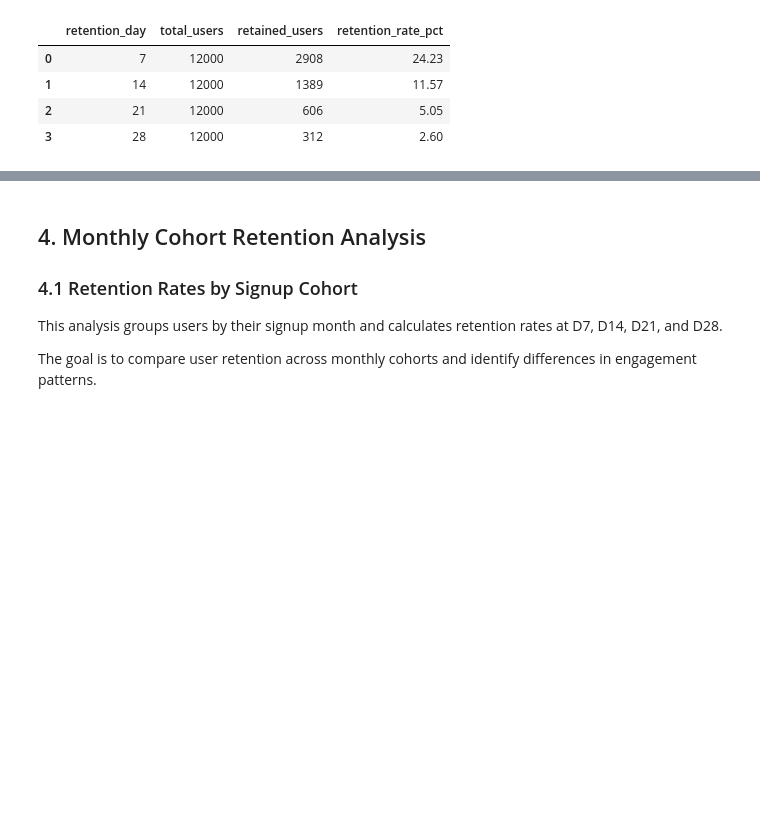
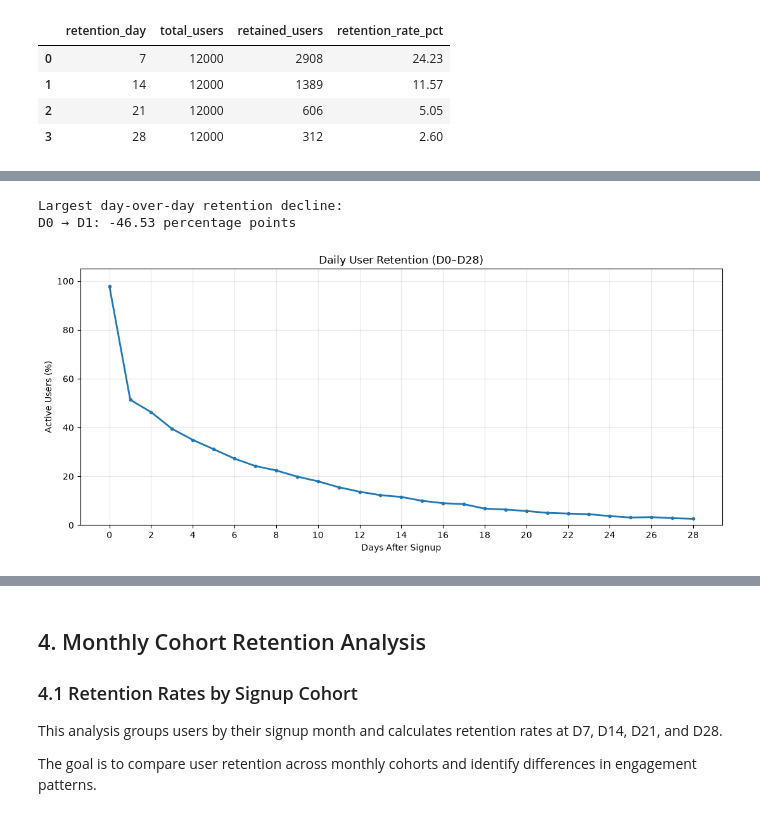
Before and after one commit to camilalealle/mercadolibre-funnel-retention-analysis, a Jupyter notebook: notebooks/03_retention_analysis.ipynb, the cells around one changed output, grey strips where cells are left out. Drawn from its saved outputs; the diff is of its cells as text; code cells hidden in the pictures; blank space fills up the shorter version.

```diff
--- a/notebooks/03_retention_analysis.ipynb
+++ b/notebooks/03_retention_analysis.ipynb
@@ -188,0 +197,73 @@ display(overall_retention)
+# %%
+# Calculate daily retention from D0 to D28
+
+query = """
+WITH retention_clean AS (
+    SELECT DISTINCT
+        user_id,
+        day_after_signup,
+        active
+    FROM mercadolibre_retention
+)
+
+SELECT
+    day_after_signup AS retention_day,
+    COUNT(DISTINCT user_id) AS total_users,
+    COUNT(DISTINCT CASE
+        WHEN active = 1 THEN user_id
+    END) AS active_users,
+    ROUND(
+        100.0 * COUNT(DISTINCT CASE
+            WHEN active = 1 THEN user_id
+        END) / COUNT(DISTINCT user_id),
+        2
+    ) AS retention_pct
+
+FROM retention_clean
+GROUP BY day_after_signup
+ORDER BY day_after_signup;
+"""
+
+daily_retention = pd.read_sql_query(query, connection)
+
+# Calculate changes between consecutive days
+daily_retention["change_pp"] = (
+    daily_retention["retention_pct"].diff().round(2)
+)
+
+# Identify the largest day-over-day decline
+largest_drop = daily_retention.loc[
+    daily_retention["change_pp"].idxmin()
+]
+
+print("Largest day-over-day retention decline:")
+print(
+    f"D{int(largest_drop['retention_day']) - 1} → "
+    f"D{int(largest_drop['retention_day'])}: "
+    f"{largest_drop['change_pp']:.2f} percentage points"
+)
+
+# Visualize daily retention
+plt.figure(figsize=(11, 5))
+
+plt.plot(
+    daily_retention["retention_day"],
+    daily_retention["retention_pct"],
+    marker="o",
+    markersize=3,
+    linewidth=2
+)
+
+plt.title("Daily User Retention (D0–D28)")
+plt.xlabel("Days After Signup")
+plt.ylabel("Active Users (%)")
+plt.xticks(range(0, 29, 2))
+plt.ylim(0, 105)
+plt.grid(True, alpha=0.3)
+
+plt.tight_layout()
+plt.show()
+# %% [output]
+Largest day-over-day retention decline:
+D0 → D1: -46.53 percentage points
+[figure, added]
```
Also changed, not shown: parts of 2 cells of this notebook, 3 other files.
